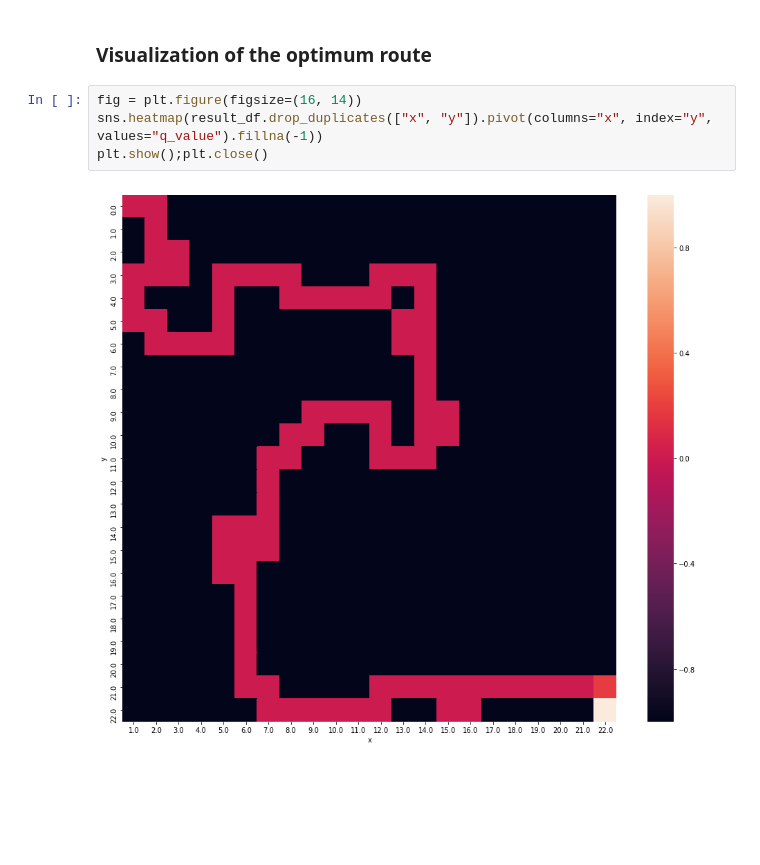
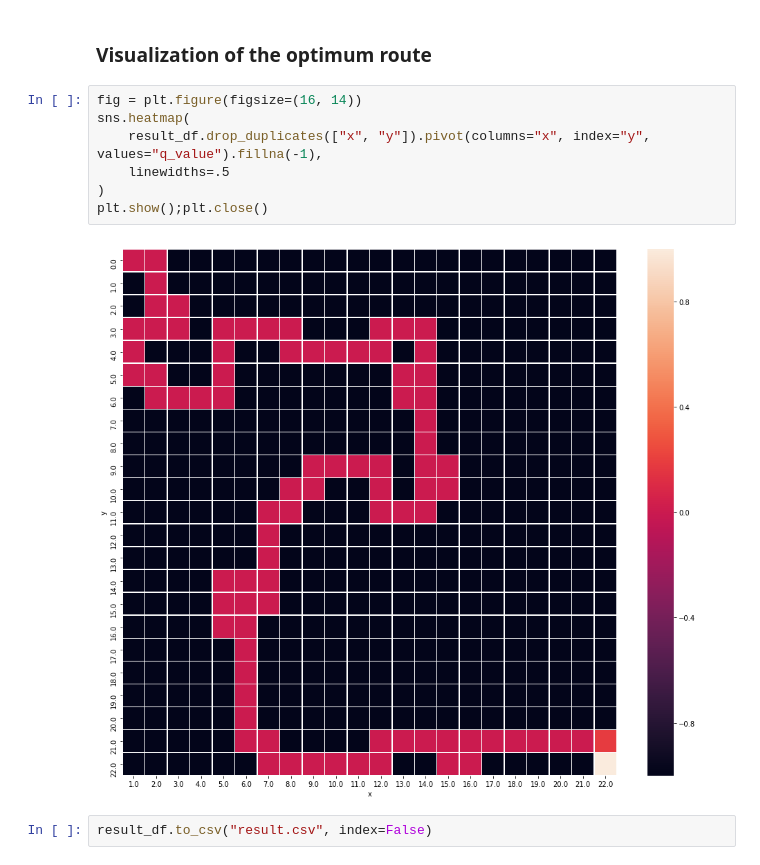
Before and after one commit to accel-brain/accel-brain-code, a Jupyter notebook: Reinforcement-Learning/search_maze_by_q_learning.ipynb, the cells around one changed output. Drawn from its saved outputs; the diff is of its cells as text; blank space fills up the shorter version.

```diff
--- a/Reinforcement-Learning/search_maze_by_q_learning.ipynb
+++ b/Reinforcement-Learning/search_maze_by_q_learning.ipynb
@@ -137,7 +137,12 @@ result_df = pd.DataFrame(np.array(inferenced_result_list), columns=["x", "y", "q
 ### Visualization of the optimum route
 # %%
 fig = plt.figure(figsize=(16, 14))
-sns.heatmap(result_df.drop_duplicates(["x", "y"]).pivot(columns="x", index="y", values="q_value").fillna(-1))
+sns.heatmap(
+    result_df.drop_duplicates(["x", "y"]).pivot(columns="x", index="y", values="q_value").fillna(-1),
+    linewidths=.5
+)
 plt.show();plt.close()
 # %% [output]
-[figure, old version]
+[figure, new version]
+# %%
+result_df.to_csv("result.csv", index=False)
```
Also changed, not shown: parts of 2 cells of this notebook.
